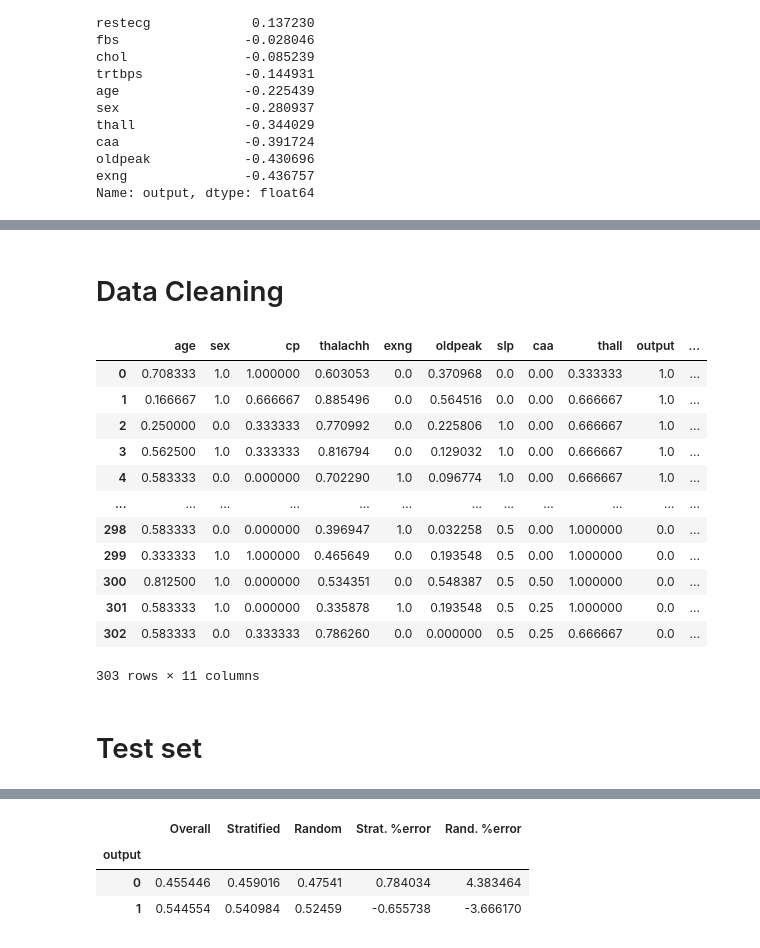
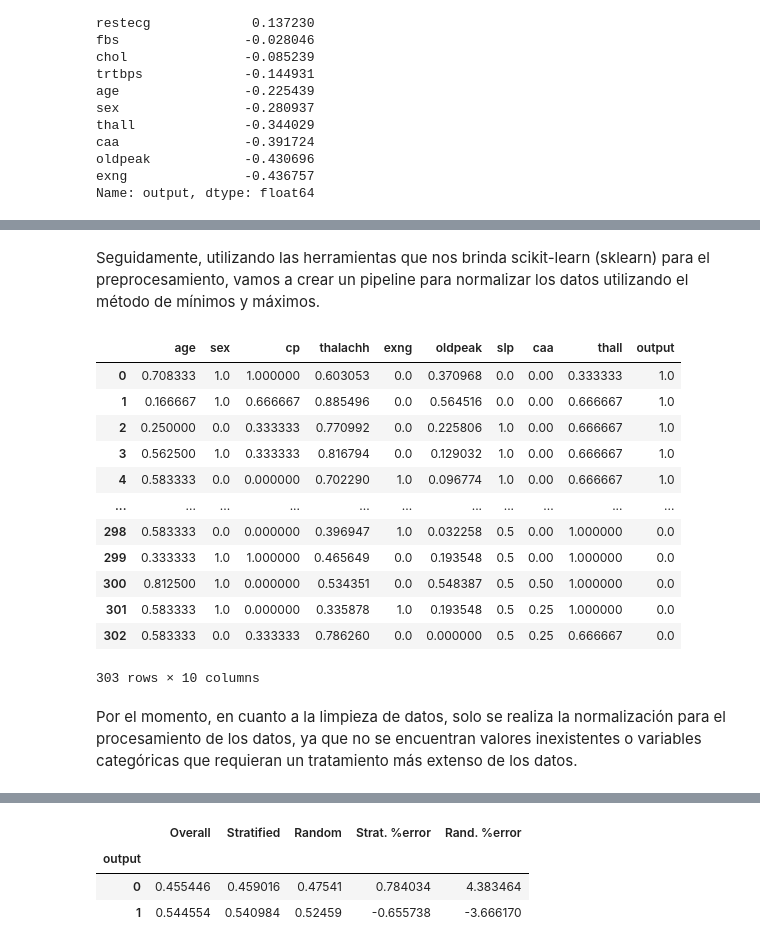
Before and after one commit to Nicolas2320/HeartAttack_Classifier, a Jupyter notebook: heart-attack-classifier.ipynb, the cells around one changed output, grey strips where cells are left out. Saved outputs shown, nothing was run; the diff lists cells and outputs as text; code cells hidden in the pictures.

```diff
--- a/heart-attack-classifier.ipynb
+++ b/heart-attack-classifier.ipynb
@@ -123,4 +279,4 @@ Ahora, podemos eliminar columnas que no tienen demasiada correlacion con la sali
 # %%
-data2 = data.drop(["trtbps", "chol", "fbs", "restecg"], axis=1)
+data2 = data.drop(["trtbps", "chol", "fbs", "restecg", "thalachh_per_slp"], axis=1)
 data2.head()
 # %% [output]
@@ -139,32 +289,27 @@ data2.hist(bins = 50, figsize=(20,15));
-# %% [markdown]
-# Data Cleaning
+# %% [markdown]
+Seguidamente, utilizando las herramientas que nos brinda scikit-learn (sklearn) para el preprocesamiento, vamos a crear un pipeline para normalizar los datos utilizando el método de mínimos y máximos.
 # %%
 from sklearn.pipeline import Pipeline
 from sklearn.preprocessing import MinMaxScaler
-from sklearn.preprocessing import StandardScaler
 
-method1_pipeline = Pipeline([
+method_pipeline = Pipeline([
     ("min_max_scaler", MinMaxScaler()),
 ])
-
-method2_pipeline = Pipeline([
-    ("std_scaler", StandardScaler()),
-])
 # %%
-data_transformed_1 = pd.DataFrame(method1_pipeline.fit_transform(data2),
+data_transformed = pd.DataFrame(method_pipeline.fit_transform(data2),
                                  columns = list(data2.columns))
-data_transformed_1
+data_transformed
 # %% [output]
-|  | age | sex | cp | thalachh | exng | oldpeak | slp | caa | thall | output | ... |
-| 0 | 0.708333 | 1.0 | 1.000000 | 0.603053 | 0.0 | 0.370968 | 0.0 | 0.00 | 0.333333 | 1.0 | ... |
-| 1 | 0.166667 | 1.0 | 0.666667 | 0.885496 | 0.0 | 0.564516 | 0.0 | 0.00 | 0.666667 | 1.0 | ... |
-| 2 | 0.250000 | 0.0 | 0.333333 | 0.770992 | 0.0 | 0.225806 | 1.0 | 0.00 | 0.666667 | 1.0 | ... |
-| 3 | 0.562500 | 1.0 | 0.333333 | 0.816794 | 0.0 | 0.129032 | 1.0 | 0.00 | 0.666667 | 1.0 | ... |
-| 4 | 0.583333 | 0.0 | 0.000000 | 0.702290 | 1.0 | 0.096774 | 1.0 | 0.00 | 0.666667 | 1.0 | ... |
-| ... | ... | ... | ... | ... | ... | ... | ... | ... | ... | ... | ... |
-| 298 | 0.583333 | 0.0 | 0.000000 | 0.396947 | 1.0 | 0.032258 | 0.5 | 0.00 | 1.000000 | 0.0 | ... |
-| 299 | 0.333333 | 1.0 | 1.000000 | 0.465649 | 0.0 | 0.193548 | 0.5 | 0.00 | 1.000000 | 0.0 | ... |
-| 300 | 0.812500 | 1.0 | 0.000000 | 0.534351 | 0.0 | 0.548387 | 0.5 | 0.50 | 1.000000 | 0.0 | ... |
-| 301 | 0.583333 | 1.0 | 0.000000 | 0.335878 | 1.0 | 0.193548 | 0.5 | 0.25 | 1.000000 | 0.0 | ... |
-| 302 | 0.583333 | 0.0 | 0.333333 | 0.786260 | 0.0 | 0.000000 | 0.5 | 0.25 | 0.666667 | 0.0 | ... |
+|  | age | sex | cp | thalachh | exng | oldpeak | slp | caa | thall | output |
+| 0 | 0.708333 | 1.0 | 1.000000 | 0.603053 | 0.0 | 0.370968 | 0.0 | 0.00 | 0.333333 | 1.0 |
+| 1 | 0.166667 | 1.0 | 0.666667 | 0.885496 | 0.0 | 0.564516 | 0.0 | 0.00 | 0.666667 | 1.0 |
+| 2 | 0.250000 | 0.0 | 0.333333 | 0.770992 | 0.0 | 0.225806 | 1.0 | 0.00 | 0.666667 | 1.0 |
+| 3 | 0.562500 | 1.0 | 0.333333 | 0.816794 | 0.0 | 0.129032 | 1.0 | 0.00 | 0.666667 | 1.0 |
+| 4 | 0.583333 | 0.0 | 0.000000 | 0.702290 | 1.0 | 0.096774 | 1.0 | 0.00 | 0.666667 | 1.0 |
+| ... | ... | ... | ... | ... | ... | ... | ... | ... | ... | ... |
+| 298 | 0.583333 | 0.0 | 0.000000 | 0.396947 | 1.0 | 0.032258 | 0.5 | 0.00 | 1.000000 | 0.0 |
+| 299 | 0.333333 | 1.0 | 1.000000 | 0.465649 | 0.0 | 0.193548 | 0.5 | 0.00 | 1.000000 | 0.0 |
+| 300 | 0.812500 | 1.0 | 0.000000 | 0.534351 | 0.0 | 0.548387 | 0.5 | 0.50 | 1.000000 | 0.0 |
+| 301 | 0.583333 | 1.0 | 0.000000 | 0.335878 | 1.0 | 0.193548 | 0.5 | 0.25 | 1.000000 | 0.0 |
+| 302 | 0.583333 | 0.0 | 0.333333 | 0.786260 | 0.0 | 0.000000 | 0.5 | 0.25 | 0.666667 | 0.0 |
-303 rows × 11 columns
+303 rows × 10 columns
@@ -177,2 +315,0 @@ data3 = data_transformed_1
-# %% [markdown]
-# Test set
@@ -178,0 +318,2 @@ data3 = data_transformed_1
+# %% [markdown]
+Por el momento, en cuanto a la limpieza de datos, solo se realiza la normalización para el procesamiento de los datos, ya que no se encuentran valores inexistentes o variables categóricas que requieran un tratamiento más extenso de los datos.
```
Also changed, not shown: parts of 90 cells of this notebook.
